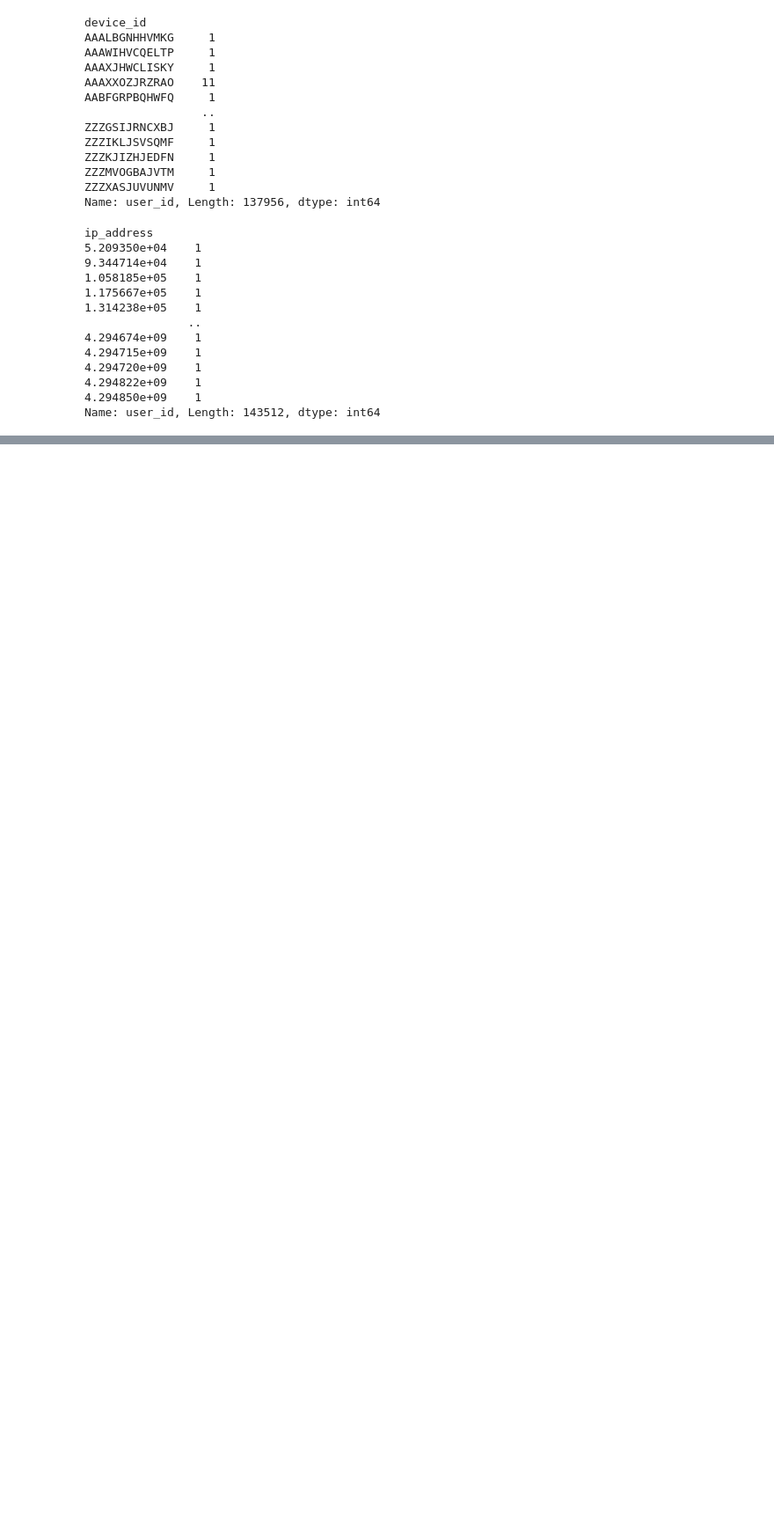
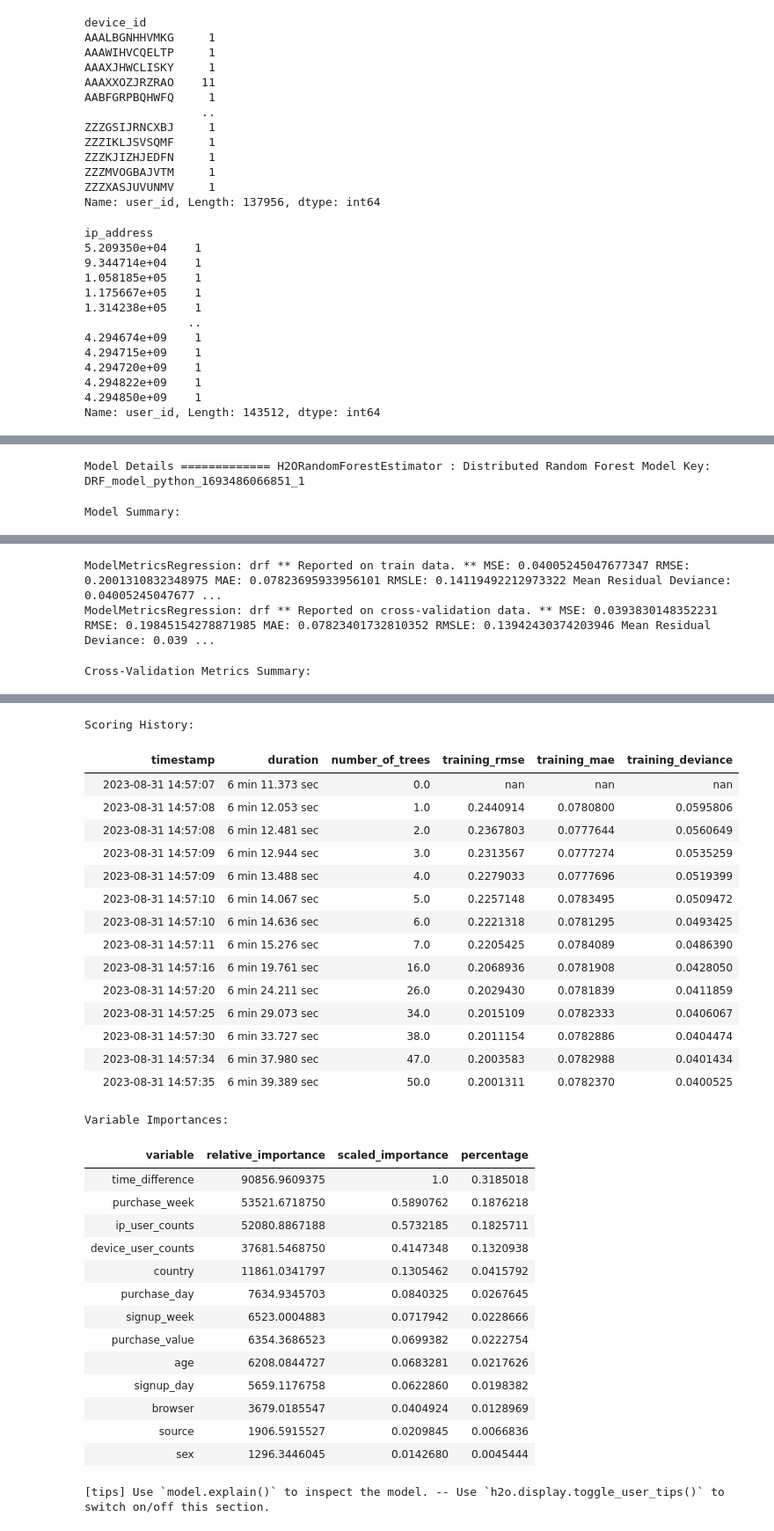
Before and after one commit to Leadersheepy/machine_learningH3, a Jupyter notebook: Random Forest for Fraud Detection.ipynb, the cells around one changed output, grey strips where cells are left out. Shown at 88% size. Drawn from its saved outputs; the diff is of its cells as text; code cells hidden in the pictures; blank space fills up the shorter version.

```diff
--- a/Random Forest for Fraud Detection.ipynb
+++ b/Random Forest for Fraud Detection.ipynb
@@ -54,10 +54,7 @@ merged_data['purchase_time'] = pd.to_datetime(merged_data['purchase_time'])
 merged_data['signup_time'] = pd.to_datetime(merged_data['signup_time'])
 
 # Calculate the time difference
-merged_data['time_difference'] = merged_data['purchase_time'] - merged_data['signup_time']
-
-# Optionally, extract the time difference in minutes
-merged_data['time_difference_minutes'] = merged_data['time_difference'].dt.total_seconds() / 60
+merged_data['time_difference'] = (merged_data['purchase_time'] - merged_data['signup_time']).dt.total_seconds() / 3600
 
 # Print the first 5 rows of the updated DataFrame
 merged_data.head()
@@ -72,7 +69,6 @@ merged_data.head()
 # %%
 # Group by 'device_id' and count unique 'user_id'
-device_user_counts = merged_data.groupby('device_id')['user_id'].nunique()
-
+merged_data['device_user_counts'] = merged_data.groupby('device_id')['user_id'].transform('nunique')
 # Print the device user counts
 print(device_user_counts)
 # %% [output]
@@ -91,8 +87,7 @@ ZZZXASJUVUNMV     1
 Name: user_id, Length: 137956, dtype: int64
 # %%
 # Group by 'ip_address' and count unique 'user_id'
-ip_user_counts = merged_data.groupby('ip_address')['user_id'].nunique()
-
+merged_data['ip_user_counts'] = merged_data.groupby('ip_address')['user_id'].transform('nunique')
 # Print the IP user counts
 print(ip_user_counts)
 # %% [output]
@@ -164,0 +160,20 @@ KeyError: "['device_user_counts', 'ip_user_counts'] not in index"
+# %%
+import h2o
+import h2o
+from sklearn.metrics import auc, roc_curve, classification_report
+from h2o.frame import H2OFrame
+from h2o.estimators.random_forest import H2ORandomForestEstimator
+from sklearn.model_selection import train_test_split
+
+h2o.init()
+
+# Convert pandas dataframes to H2OFrames
+train = h2o.H2OFrame(pd.concat([X_train, y_train], axis=1))
+test = h2o.H2OFrame(pd.concat([X_test, y_test], axis=1))
+predictors = X_train.columns.tolist()
+response = 'class'
+
+# Build Random Forest
+drf = H2ORandomForestEstimator(ntrees=50, max_depth=20, nfolds=10)
+drf.train(x=predictors, y=response, training_frame=train)
+# %% [output]
@@ -164,0 +199,2 @@ KeyError: "['device_user_counts', 'ip_user_counts'] not in index"
+Model Details ============= H2ORandomForestEstimator : Distributed Random Forest Model Key: DRF_model_python_1693486066851_1
+Model Summary:
@@ -164,0 +203,3 @@ KeyError: "['device_user_counts', 'ip_user_counts'] not in index"
+ModelMetricsRegression: drf ** Reported on train data. ** MSE: 0.04005245047677347 RMSE: 0.2001310832348975 MAE: 0.07823695933956101 RMSLE: 0.14119492212973322 Mean Residual Deviance: 0.04005245047677 ...
+ModelMetricsRegression: drf ** Reported on cross-validation data. ** MSE: 0.0393830148352231 RMSE: 0.19845154278871985 MAE: 0.07823401732810352 RMSLE: 0.13942430374203946 Mean Residual Deviance: 0.039 ...
+Cross-Validation Metrics Summary:
@@ -164,0 +214,32 @@ KeyError: "['device_user_counts', 'ip_user_counts'] not in index"
+Scoring History:
+|  | timestamp | duration | number_of_trees | training_rmse | training_mae | training_deviance |
+|  | 2023-08-31 14:57:07 | 6 min 11.373 sec | 0.0 | nan | nan | nan |
+|  | 2023-08-31 14:57:08 | 6 min 12.053 sec | 1.0 | 0.2440914 | 0.0780800 | 0.0595806 |
+|  | 2023-08-31 14:57:08 | 6 min 12.481 sec | 2.0 | 0.2367803 | 0.0777644 | 0.0560649 |
+|  | 2023-08-31 14:57:09 | 6 min 12.944 sec | 3.0 | 0.2313567 | 0.0777274 | 0.0535259 |
+|  | 2023-08-31 14:57:09 | 6 min 13.488 sec | 4.0 | 0.2279033 | 0.0777696 | 0.0519399 |
+|  | 2023-08-31 14:57:10 | 6 min 14.067 sec | 5.0 | 0.2257148 | 0.0783495 | 0.0509472 |
+|  | 2023-08-31 14:57:10 | 6 min 14.636 sec | 6.0 | 0.2221318 | 0.0781295 | 0.0493425 |
+|  | 2023-08-31 14:57:11 | 6 min 15.276 sec | 7.0 | 0.2205425 | 0.0784089 | 0.0486390 |
+|  | 2023-08-31 14:57:16 | 6 min 19.761 sec | 16.0 | 0.2068936 | 0.0781908 | 0.0428050 |
+|  | 2023-08-31 14:57:20 | 6 min 24.211 sec | 26.0 | 0.2029430 | 0.0781839 | 0.0411859 |
+|  | 2023-08-31 14:57:25 | 6 min 29.073 sec | 34.0 | 0.2015109 | 0.0782333 | 0.0406067 |
+|  | 2023-08-31 14:57:30 | 6 min 33.727 sec | 38.0 | 0.2011154 | 0.0782886 | 0.0404474 |
+|  | 2023-08-31 14:57:34 | 6 min 37.980 sec | 47.0 | 0.2003583 | 0.0782988 | 0.0401434 |
+|  | 2023-08-31 14:57:35 | 6 min 39.389 sec | 50.0 | 0.2001311 | 0.0782370 | 0.0400525 |
+Variable Importances:
+| variable | relative_importance | scaled_importance | percentage |
+| time_difference | 90856.9609375 | 1.0 | 0.3185018 |
+| purchase_week | 53521.6718750 | 0.5890762 | 0.1876218 |
+| ip_user_counts | 52080.8867188 | 0.5732185 | 0.1825711 |
+| device_user_counts | 37681.5468750 | 0.4147348 | 0.1320938 |
+| country | 11861.0341797 | 0.1305462 | 0.0415792 |
+| purchase_day | 7634.9345703 | 0.0840325 | 0.0267645 |
+| signup_week | 6523.0004883 | 0.0717942 | 0.0228666 |
+| purchase_value | 6354.3686523 | 0.0699382 | 0.0222754 |
+| age | 6208.0844727 | 0.0683281 | 0.0217626 |
+| signup_day | 5659.1176758 | 0.0622860 | 0.0198382 |
+| browser | 3679.0185547 | 0.0404924 | 0.0128969 |
+| source | 1906.5915527 | 0.0209845 | 0.0066836 |
+| sex | 1296.3446045 | 0.0142680 | 0.0045444 |
+[tips] Use `model.explain()` to inspect the model. -- Use `h2o.display.toggle_user_tips()` to switch on/off this section.
```
Also changed, not shown: parts of 8 cells of this notebook, 12 other files.
